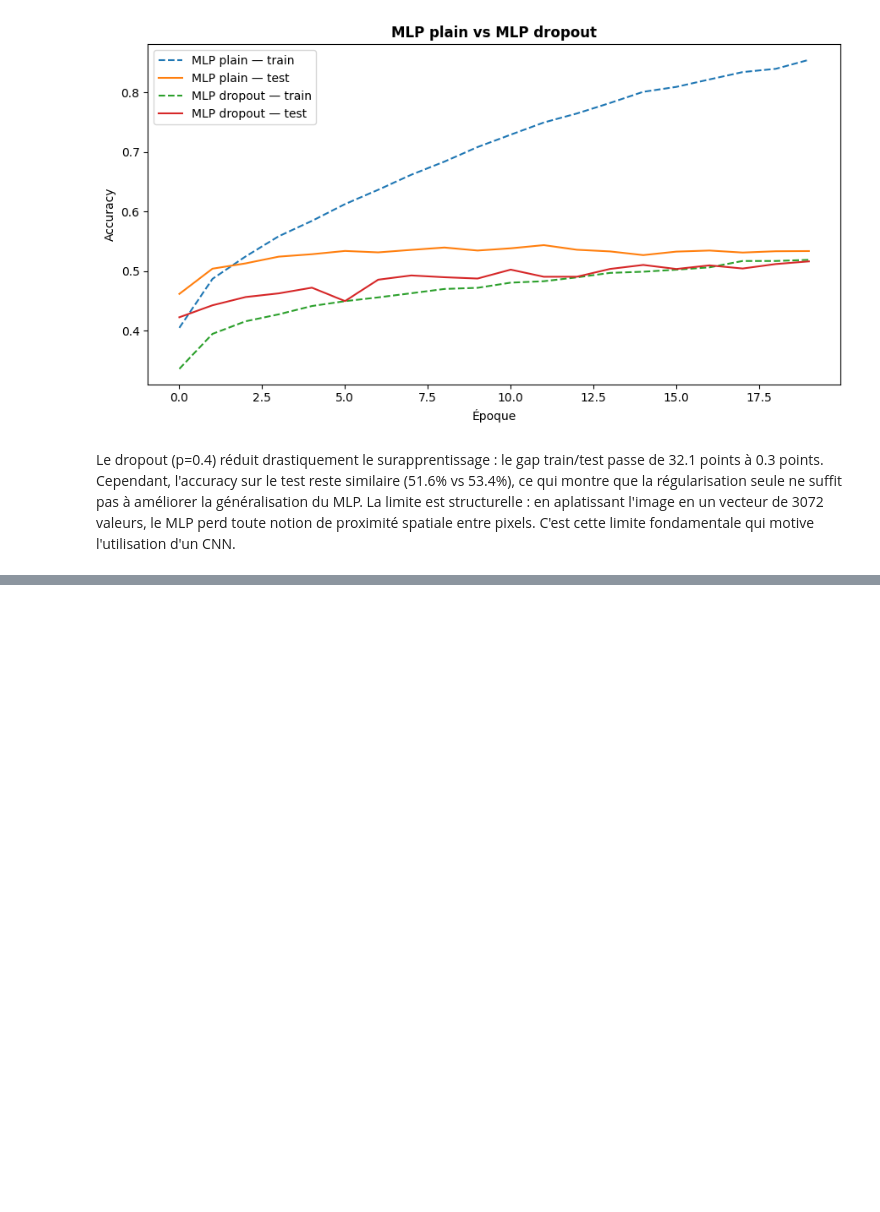
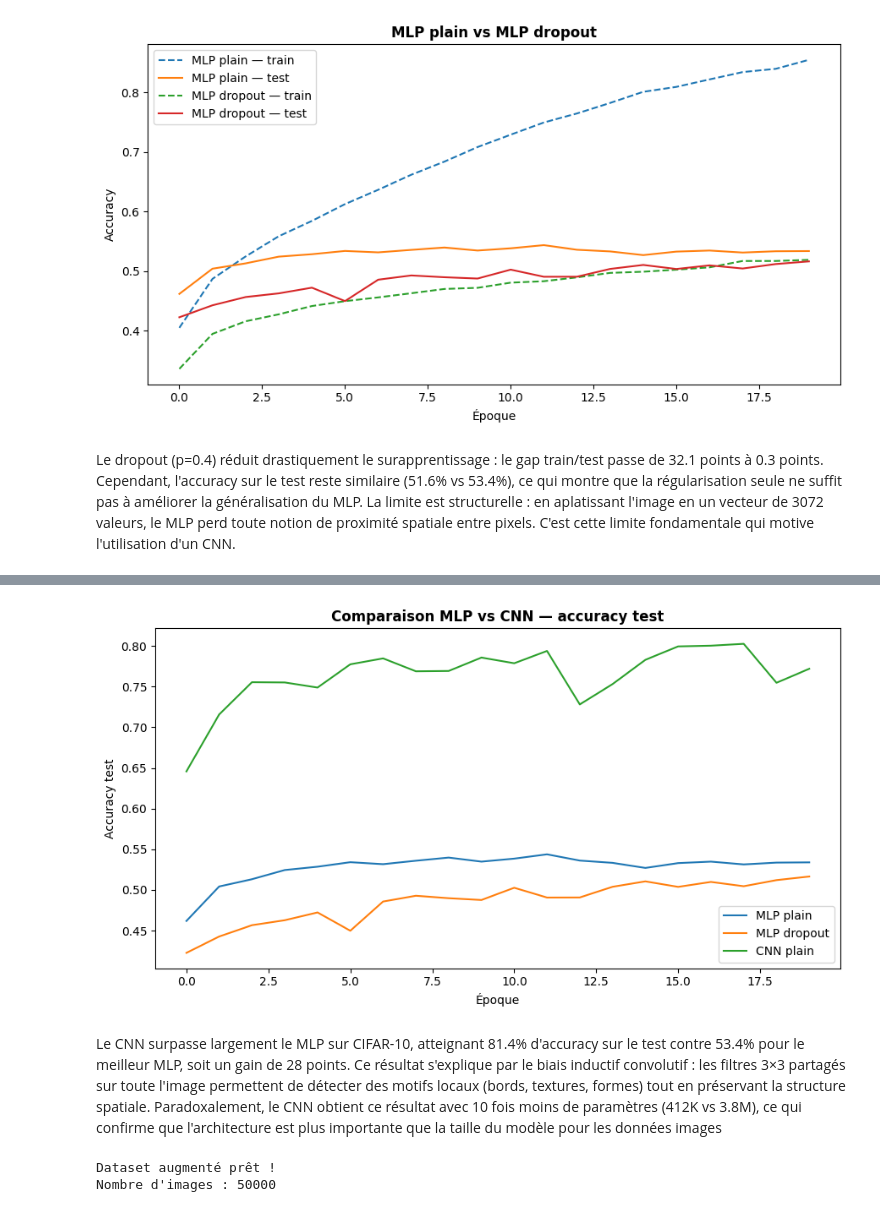
Before and after one commit to Ouma-Souley/DEEP_LEARNING, a Jupyter notebook: projet.ipynb, the cells around one changed output, grey strips where cells are left out. Cells and saved outputs as stored; diff of their text form; code cells hidden in the pictures; blank space fills up the shorter version.

```diff
--- a/projet.ipynb
+++ b/projet.ipynb
@@ -344,0 +406,20 @@ Le dropout (p=0.4) réduit drastiquement le surapprentissage : le gap train/test
+# %%
+cnn = CNN()
+criterion_cnn = nn.CrossEntropyLoss()
+optimizer_cnn = torch.optim.Adam(cnn.parameters(), lr=0.001)
+
+EPOQUES = 20
+historique_cnn = {'train_loss': [], 'train_acc': [], 'test_acc': []}
+
+for epoque in range(EPOQUES):
+    train_loss, train_acc = entrainer(cnn, train_loader, criterion_cnn, optimizer_cnn)
+    test_loss, test_acc   = evaluer(cnn, test_loader, criterion_cnn)
+
+    historique_cnn['train_loss'].append(train_loss)
+    historique_cnn['train_acc'].append(train_acc)
+    historique_cnn['test_acc'].append(test_acc)
+
+    print(f"Époque {epoque+1:2d}/{EPOQUES} | "
+          f"Loss {train_loss:.3f} | "
+          f"Train {train_acc:.3f} | "
+          f"Test {test_acc:.3f}")
@@ -344,0 +447,39 @@ Le dropout (p=0.4) réduit drastiquement le surapprentissage : le gap train/test
+# %%
+fig, ax = plt.subplots(figsize=(9, 5))
+
+ax.plot(historique['test_acc'],     label='MLP plain')
+ax.plot(historique_drop['test_acc'],label='MLP dropout')
+ax.plot(historique_cnn['test_acc'], label='CNN plain')
+
+ax.set_title('Comparaison MLP vs CNN — accuracy test', fontweight='bold')
+ax.set_xlabel('Époque')
+ax.set_ylabel('Accuracy test')
+ax.legend()
+plt.tight_layout()
+plt.savefig('fig_mlp_vs_cnn.png', dpi=150)
+plt.show()
+# %% [output]
+[figure, added]
+# %% [markdown]
+Le CNN surpasse largement le MLP sur CIFAR-10, atteignant 81.4% d'accuracy sur le test contre 53.4% pour le meilleur MLP, soit un gain de 28 points. Ce résultat s'explique par le biais inductif convolutif : les filtres 3×3 partagés sur toute l'image permettent de détecter des motifs locaux (bords, textures, formes) tout en préservant la structure spatiale. Paradoxalement, le CNN obtient ce résultat avec 10 fois moins de paramètres (412K vs 3.8M), ce qui confirme que l'architecture est plus importante que la taille du modèle pour les données images
+# %%
+transform_augmente = transforms.Compose([
+    transforms.RandomCrop(32, padding=4),
+    transforms.RandomHorizontalFlip(),
+    transforms.ColorJitter(brightness=0.2, contrast=0.2),
+    transforms.ToTensor(),
+    transforms.Normalize((0.4914, 0.4822, 0.4465),
+                         (0.2023, 0.1994, 0.2010))
+])
+
+train_set_aug = torchvision.datasets.CIFAR10(root='./data', train=True,
+                                              download=False,
+                                              transform=transform_augmente)
+
+train_loader_aug = DataLoader(train_set_aug, batch_size=128, shuffle=True)
+
+print("Dataset augmenté prêt !")
+print(f"Nombre d'images : {len(train_set_aug)}")
+# %% [output]
+Dataset augmenté prêt !
+Nombre d'images : 50000
```
Also changed, not shown: parts of 23 cells of this notebook, 7 other files.
